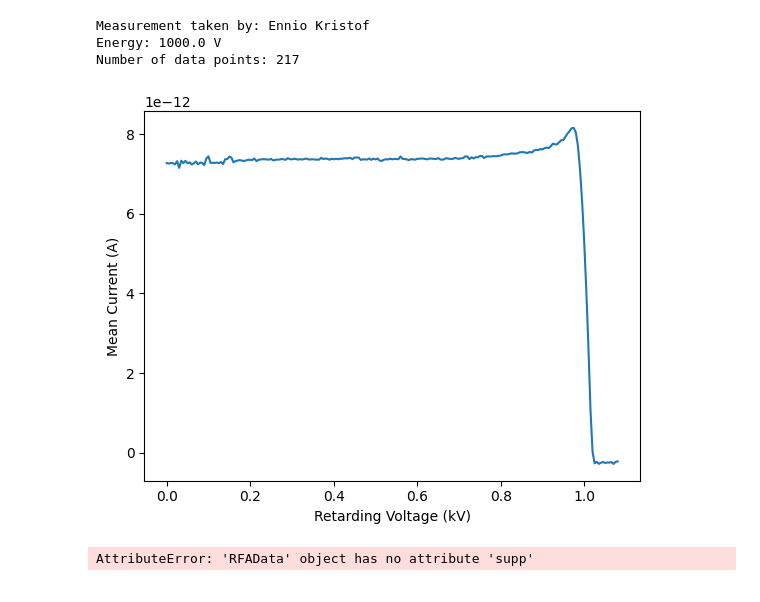
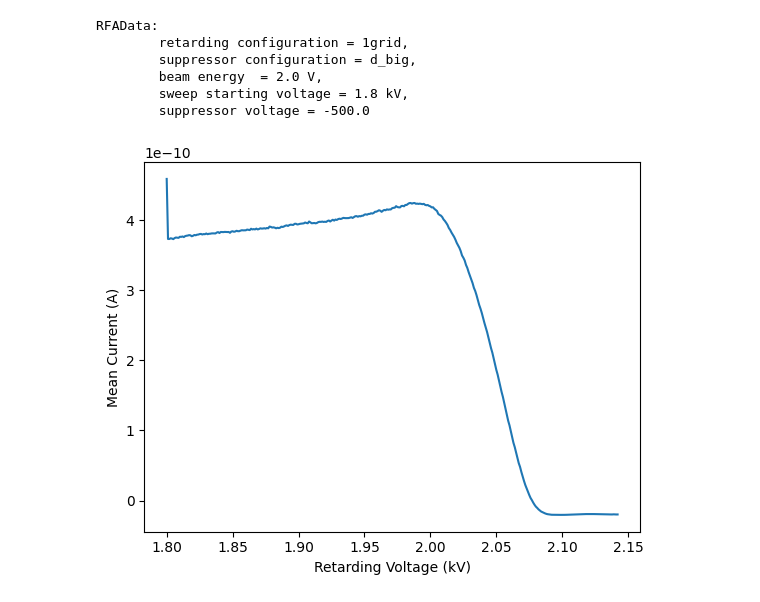
Before and after one commit to naki23/PL4-RFA, a Jupyter notebook: RFA_main.ipynb, the cells around one changed output. Cells and saved outputs as stored; diff of their text form; code cells hidden in the pictures.

Commit message:
set config semi manually, repr, remove 1st datapoints

```diff
--- a/RFA_main.ipynb
+++ b/RFA_main.ipynb
@@ -21,6 +21,8 @@ class RFAData:
         # RFA parameters
         self.suppressor_voltage = 0.0
         self.rfa_comments = ""
+        self.ret_config = ""
+        self.supp_config = ""
 
         # Wien filter
         self.wien_voltage = 0.0
@@ -39,7 +41,8 @@ class RFAData:
         self.mean_current = None       # Will be numpy array
 
         self._load_file(filename)
-
+        self._read_configuration()
+        self._remove_first_point()
 
     def _load_file(self, filename):
         """Load and parse the measurement file."""
@@ -51,7 +54,7 @@ class RFAData:
         in_rfa_section = False  # Flag to track if we're in the RFA section
 
 
-        # first, record date (that doesn't fit the standard ":" format)
+        # first, record date (that doesn't fit the standard ":" format):
         datetime_str = lines[0].strip().replace("Measured on ", "")
         self.measurement_date = datetime.strptime(datetime_str, "%H:%M:%S %d/%m/%Y")
 
@@ -90,7 +93,7 @@ class RFAData:
                 elif field == "Projectile":
                     self.projectile = value
                 elif field == "Energy (V)":
-                    self.energy = float(value) if value else 0.0
+                    self.energy = float(value)/1000 if value else 0.0 # also convert to V
                 elif field == "Extractor (%)":
                     self.extractor = float(value) if value else 0.0
                 elif field == "Focus 1 (%)":
@@ -131,30 +134,53 @@ class RFAData:
 
         self.retarding_voltage = np.array(voltage_data)
         self.mean_current = np.array(current_data)
+
+    def _read_configuration(self):
+            """Set RFA configuration based on measurement date"""
+            date_configs = {
+                "2024-11-27": (1, "2grid", "1grid"),
+                "2024-11-29": (2, "2grid", "d_small"),
+                "2024-12-04": (3, "1grid", "1grid"),
+                "2024-12-06": (4, "1grid", "d_big")
+            }
+
+            date_str = self.measurement_date.strftime(r"%Y-%m-%d")
+            if date_str in date_configs:
+                self.measurement_day, self.ret_config, self.supp_config = date_configs[date_str]
+
+    def _remove_first_point(self):
+        """Remove first point from measurement data arrays, as that is most often erroneous."""
+        if len(self.retarding_voltage) > 0 and len(self.mean_current) > 0:
+            self.retarding_voltage = self.retarding_voltage[1:]
+            self.mean_current = self.mean_current[1:]
+
+    def __repr__(self):
+        return (f"RFAData: \n"
+                f"\tretarding configuration = {self.ret_config}, \n"
+                f"\tsuppressor configuration = {self.supp_config}, \n"
+                f"\tbeam energy  = {self.energy} kV, \n"
+                f"\tsweep starting voltage = {self.sweep_start} kV, \n"
+                f"\tsuppressor voltage = {self.suppressor_voltage}")
 # %%
 # Load a measurement file
-rfa_data = RFAData(r"raw data\2024-12-06\rfa-full 29-supp700 -1k.txt")
+rfa_data = RFAData(r"raw data\2024-12-06\rfa-peak 1-supp500 - 2k.txt")
 
 # Access the data
-print(f"Measurement taken by: {rfa_data.operator}")
-print(f"Energy: {rfa_data.energy} V")
-print(f"Number of data points: {len(rfa_data.retarding_voltage)}")
+print(rfa_data)
 
 # Plot the data
-import matplotlib.pyplot as plt
 plt.plot(rfa_data.retarding_voltage, rfa_data.mean_current)
 plt.xlabel('Retarding Voltage (kV)')
 plt.ylabel('Mean Current (A)')
 plt.show()
 # %% [output]
-Measurement taken by: Ennio Kristof
-Energy: 1000.0 V
-Number of data points: 217
+RFAData:
+        retarding configuration = 1grid,
+        suppressor configuration = d_big,
+        beam energy  = 2.0 V,
+        sweep starting voltage = 1.8 kV,
+        suppressor voltage = -500.0
-[figure, old version]
+[figure, new version]
-# %%
-rfa_data.supp
-# %% [output]
-AttributeError: 'RFAData' object has no attribute 'supp'
 # %%
 rfa_data.__dict__
 # %% [output]
```
Also changed, not shown: parts of 1 cell of this notebook.
